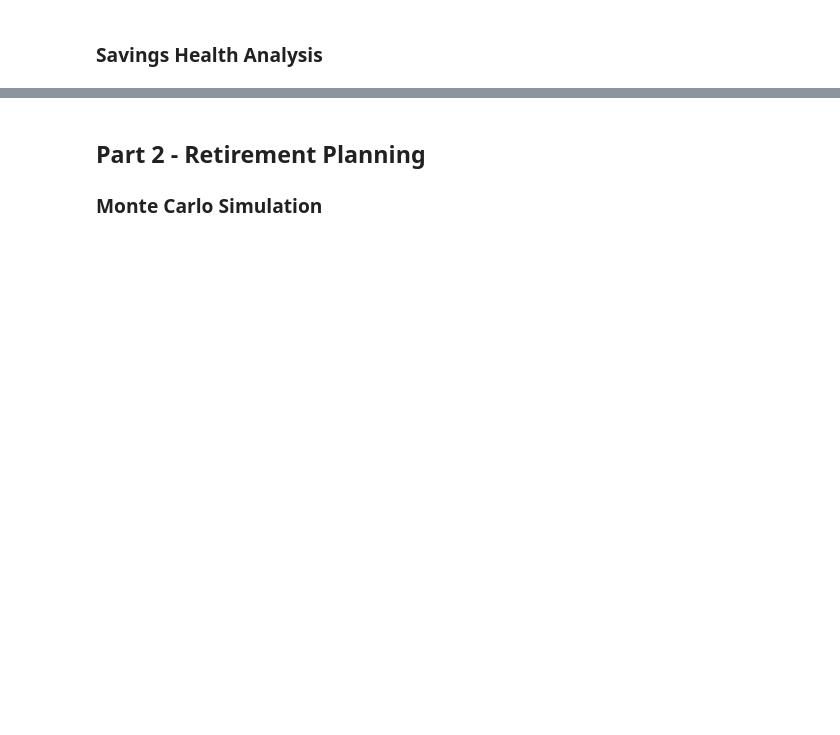
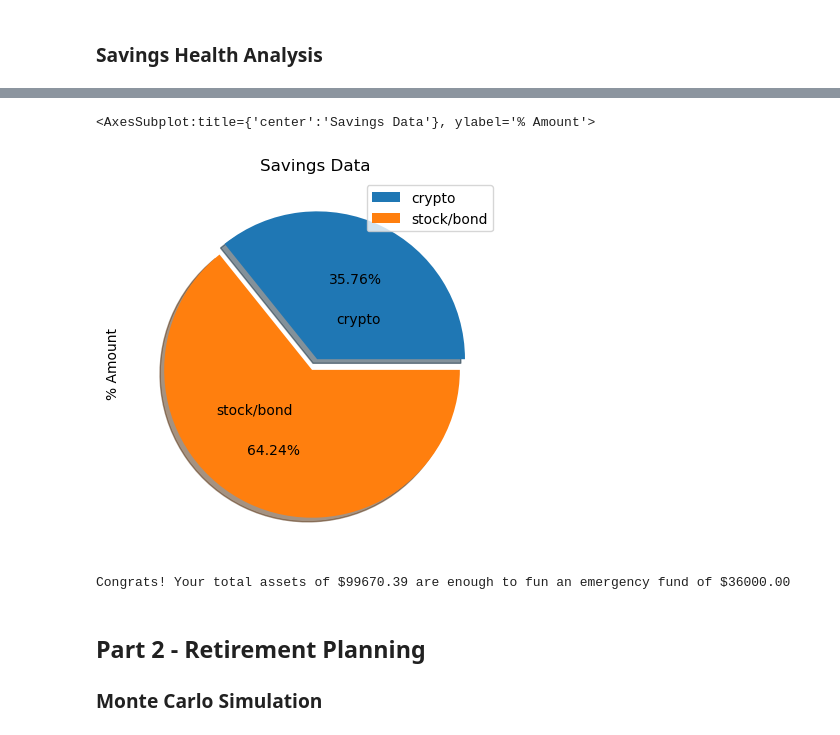
Before and after one commit to omarmoreta/Financial-Planning, a Jupyter notebook: Starter_Code/financial-planner.ipynb, the cells around one changed output, grey strips where cells are left out. Cells and saved outputs as stored; diff of their text form; code cells hidden in the pictures; blank space fills up the shorter version.

Commit message:
personal financial planner - part 1 complete

```diff
--- a/Starter_Code/financial-planner.ipynb
+++ b/Starter_Code/financial-planner.ipynb
@@ -99,8 +138,11 @@ Current SPY closing price: $282.73
 # %%
 # Compute the current value of shares
-# YOUR CODE HERE!
+spy_value = spy_shares * spy_close_price
+agg_value = agg_shares * agg_close_price
+portfolio_value = agg_value + spy_value
 
 # Print current value of shares
-print(f"The current value of your {my_spy} SPY shares is ${my_spy_value:0.2f}")
-print(f"The current value of your {my_agg} AGG shares is ${my_agg_value:0.2f}")
+print(f"The current value of your {spy_shares} SPY shares is ${spy_value:0.2f}")
+print(f"The current value of your {agg_shares} AGG shares is ${agg_value:0.2f}")
+print(f"The current value of your portfolio is ${portfolio_value:0.2f}")
 # %% [output]
@@ -143,0 +154,18 @@ Congratulations! You have enough money in your emergency fund.
+# %%
+# Set monthly household income
+monthly_income = 12000
+
+# Consolidate financial assets data
+total_assets = crypto_value + portfolio_value
+print(f"Total current value of all financial assets is ${total_assets:.2f}")
+
+# Create savings DataFrame
+savings_data = [crypto_value, portfolio_value]
+savings_df = pd.DataFrame(
+    savings_data,
+    columns= ["Amount"],
+    index= ["crypto", "stock/bond"]
+)
+
+# Display savings DataFrame
+display(savings_df)
@@ -144,3 +177,37 @@ Congratulations! You have enough money in your emergency fund.
+# %%
+# Plot savings pie chart
+explode_data = [.03, .05]
+savings_df_plot = savings_df.plot.pie(
+    y="Amount",
+    shadow=True,
+    explode=explode_data,
+    labeldistance=.3,
+    title="Savings Data",
+    autopct="%1.2f%%",
+    ylabel="% Amount"
+)
+savings_df_plot
+# %% [output]
+<AxesSubplot:title={'center':'Savings Data'}, ylabel='% Amount'>
+[figure, added]
+# %%
+# Set ideal emergency fund
+emergency_fund = monthly_income * 3
+
+# Calculate total amount of savings
+def enough_funds():
+    if (total_assets > emergency_fund):
+        print(f"Congrats! Your total assets of ${total_assets:.2f} are enough to fun an emergency fund of ${emergency_fund:.2f}")
+    elif (total_assets == emergency_fund):
+        print(f"Congrats! Your total assets of ${total_assets:.2f} are equal to the amount needed to start an emergency fund")
+    elif (total_assets < emergency_fund):
+        needed_funds = emergency_fund - total_assets
+        print(f"Your assets are almost enough  the amount needed to start an emergency fund, only ${needed_funds:2f} away!!")
+
+# Validate saving health
+enough_funds()
+# %% [output]
+Congrats! Your total assets of $99670.39 are enough to fun an emergency fund of $36000.00
 # %% [markdown]
 ## Part 2 - Retirement Planning
 
```
Also changed, not shown: parts of 14 cells of this notebook.
